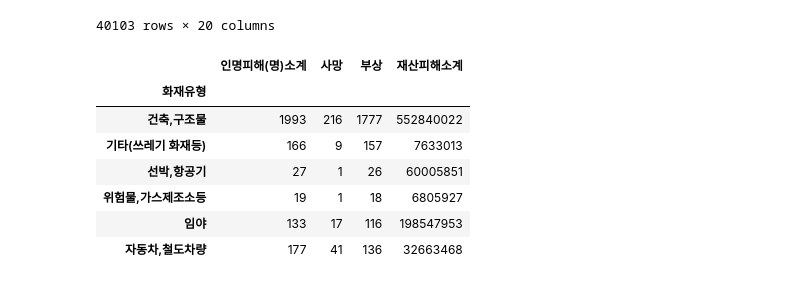
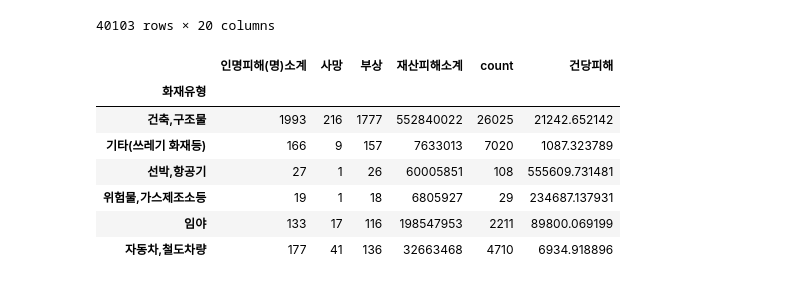
Before and after one commit to charmingjae/pandas, a Jupyter notebook: work/project.ipynb, the cells around one changed output. Cells and saved outputs as stored; diff of their text form; code cells hidden in the pictures.

```diff
--- a/work/project.ipynb
+++ b/work/project.ipynb
@@ -109,14 +109,18 @@ data
 | 40101 | 2019-12-31 23:05 | 제주특별자치도 | 제주시 | 외도일동 | 건축,구조물 | 작동기기 | 기기 전도,복사열 | 부주의 | 가연물 근접방치 | 합성수지 | 플라스틱, PVC, 비닐, 장판 | ... |
 | 40102 | 2019-12-31 23:18 | 인천광역시 | 남동구 | 고잔동 | 건축,구조물 | 작동기기 | 전기적 아크(단락) | 전기적 요인 | 압착,손상에 의한 단락 | 전기,전자 | 전선피복 | ... |
 40103 rows × 20 columns
-# %%
-data.groupby(data['화재유형']).sum()
-# %% [output]
-|  | 인명피해(명)소계 | 사망 | 부상 | 재산피해소계 |
-| 화재유형 |  |  |  |  |
-| 건축,구조물 | 1993 | 216 | 1777 | 552840022 |
-| 기타(쓰레기 화재등) | 166 | 9 | 157 | 7633013 |
-| 선박,항공기 | 27 | 1 | 26 | 60005851 |
-| 위험물,가스제조소등 | 19 | 1 | 18 | 6805927 |
-| 임야 | 133 | 17 | 116 | 198547953 |
-| 자동차,철도차량 | 177 | 41 | 136 | 32663468 |
+# %%
+c = data.groupby(data['화재유형']).sum()
+c['count'] = data['화재유형'].groupby(data['화재유형']).count()
+c['건당피해'] = c['재산피해소계']/c['count']
+d = c.sort_values('건당피해', ascending=False)
+c
+# %% [output]
+|  | 인명피해(명)소계 | 사망 | 부상 | 재산피해소계 | count | 건당피해 |
+| 화재유형 |  |  |  |  |  |  |
+| 건축,구조물 | 1993 | 216 | 1777 | 552840022 | 26025 | 21242.652142 |
+| 기타(쓰레기 화재등) | 166 | 9 | 157 | 7633013 | 7020 | 1087.323789 |
+| 선박,항공기 | 27 | 1 | 26 | 60005851 | 108 | 555609.731481 |
+| 위험물,가스제조소등 | 19 | 1 | 18 | 6805927 | 29 | 234687.137931 |
+| 임야 | 133 | 17 | 116 | 198547953 | 2211 | 89800.069199 |
+| 자동차,철도차량 | 177 | 41 | 136 | 32663468 | 4710 | 6934.918896 |
```
Also changed, not shown: parts of 1 cell of this notebook.
